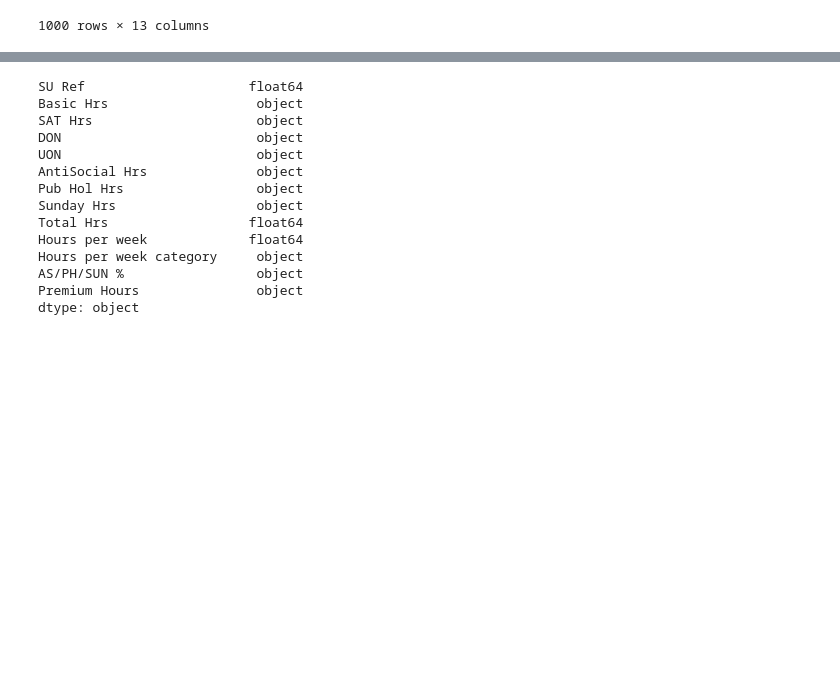
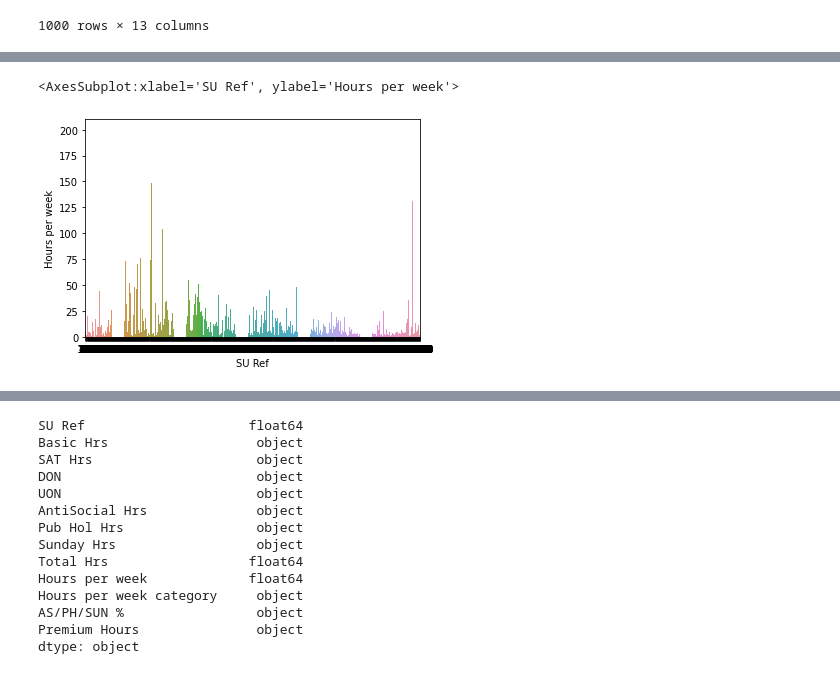
Before and after one commit to Outlier22/UCDPA, a Jupyter notebook: ProjectMD.ipynb, the cells around one changed output, grey strips where cells are left out. Saved outputs shown, nothing was run; the diff lists cells and outputs as text; code cells hidden in the pictures; blank space fills up the shorter version.

```diff
--- a/ProjectMD.ipynb
+++ b/ProjectMD.ipynb
@@ -20,0 +58,5 @@ pahours
+# %%
+sns.barplot(data=pahours, x='SU Ref', y='Hours per week')
+# %% [output]
+<AxesSubplot:xlabel='SU Ref', ylabel='Hours per week'>
+[figure, added]
```
Also changed, not shown: parts of 31 cells of this notebook.
